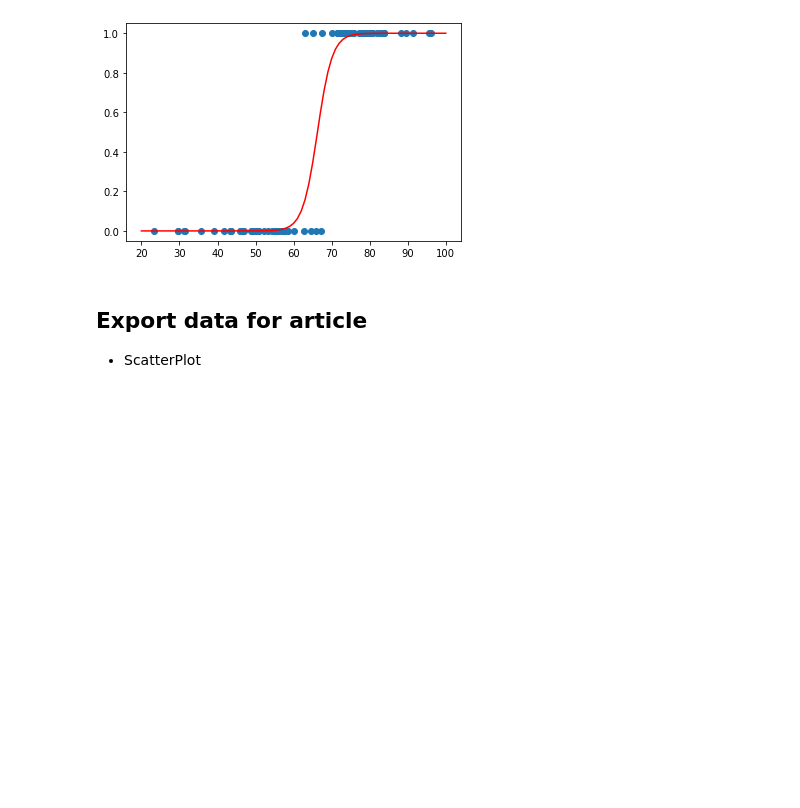
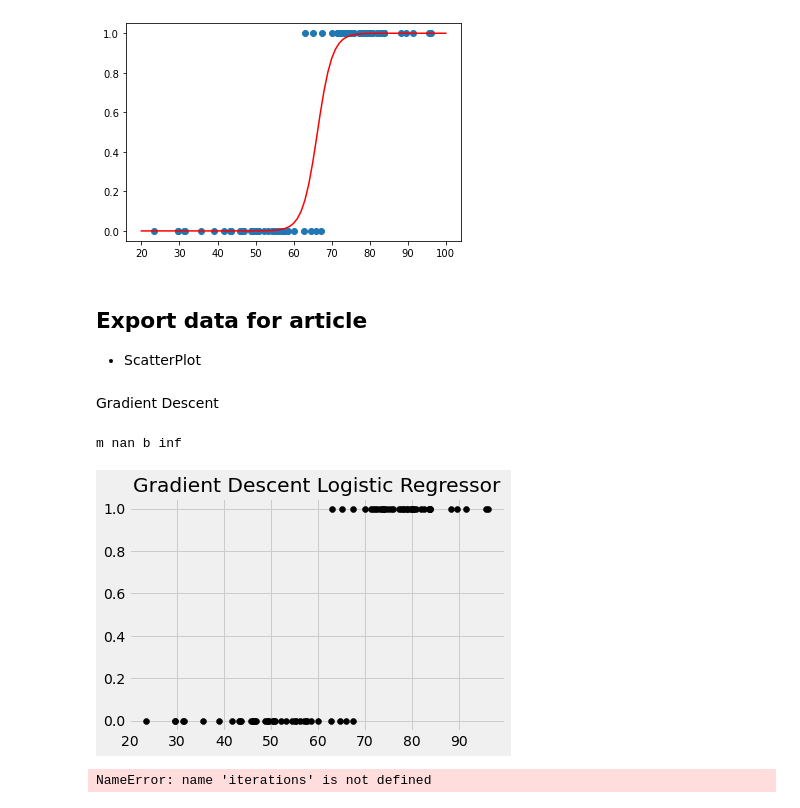
Before and after one commit to aws-samples/aws-mlu-explain, a Jupyter notebook: code/logistic-regression/python/generate_data.ipynb, the cells around one changed output. Drawn from its saved outputs; the diff is of its cells as text; code cells hidden in the pictures; blank space fills up the shorter version.

Commit message:
Add tabs and gradient descent

```diff
--- a/code/logistic-regression/python/generate_data.ipynb
+++ b/code/logistic-regression/python/generate_data.ipynb
@@ -84,3 +84,37 @@ Intercept:  [-34.05072568]
 - ScatterPlot
 # %%
 df.to_json('scatterData.json', orient='records')
+# %% [markdown]
+Gradient Descent
+# %%
+class GradientDescentLogisticRegression:
+    def __init__(self, learning_rate=0.001, iterations=10000):
+        self.learning_rate, self.iterations = learning_rate, iterations
+
+    def fit(self, X, y):
+        b = 0
+        m = 5
+        n = X.shape[0]
+        for _ in range(self.iterations):
+            b_gradient = -2 * np.sum(y - m*X + b) / n
+            m_gradient = -2 * np.sum(X*(y - (m*X + b))) / n
+            b = b + (self.learning_rate * b_gradient)
+            m = m - (self.learning_rate * m_gradient)
+        self.m, self.b = m, b
+
+    def predict(self, X):
+        return self.m*X + self.b
+# %%
+clf = GradientDescentLogisticRegression()
+clf.fit(df.Temperature, df.Weather)
+
+import matplotlib.pyplot as plt
+plt.style.use('fivethirtyeight')
+
+plt.scatter(df.Temperature, df.Weather, color='black')
+plt.plot(df.Temperature, clf.predict(df.Temperature))
+plt.gca().set_title("Gradient Descent Logistic Regressor")
+print('m', clf.m, 'b', clf.b)
+# %% [output]
+m nan b inf
+[figure, added]
@@ -86,0 +127,22 @@ df.to_json('scatterData.json', orient='records')
+# %%
+for _ in range(1):
+    for i in range(iterations):
+        biasDifference = df.price - gdWeight * df.sqft + gdBias
+        biasSum = np.sum(biasDifference)
+        b_gradient = (-2/N) * biasSum
+        bias = gdBias + (learning_rate * b_gradient)
+        gdBias = np.round(bias, 3)
+#         print('bias', gdBias)
+
+
+        weightDifference = df.sqft * (df.price - (gdWeight * df.sqft + gdBias))
+#         print('weightDifference', weightDifference)
+        weightSum = np.sum(weightDifference)
+#         print('weightSum', weightSum)
+        w_gradient = (-2/N) * weightSum
+#         print('w_gradient', np.round(w_gradient, 3))
+        weight = gdWeight - (learning_rate * w_gradient)
+        gdWeight = np.round(weight, 3)
+print(gdWeight, gdBias)
+# %% [output]
+NameError: name 'iterations' is not defined
```
Also changed, not shown: parts of 4 cells of this notebook, 24 other files.
